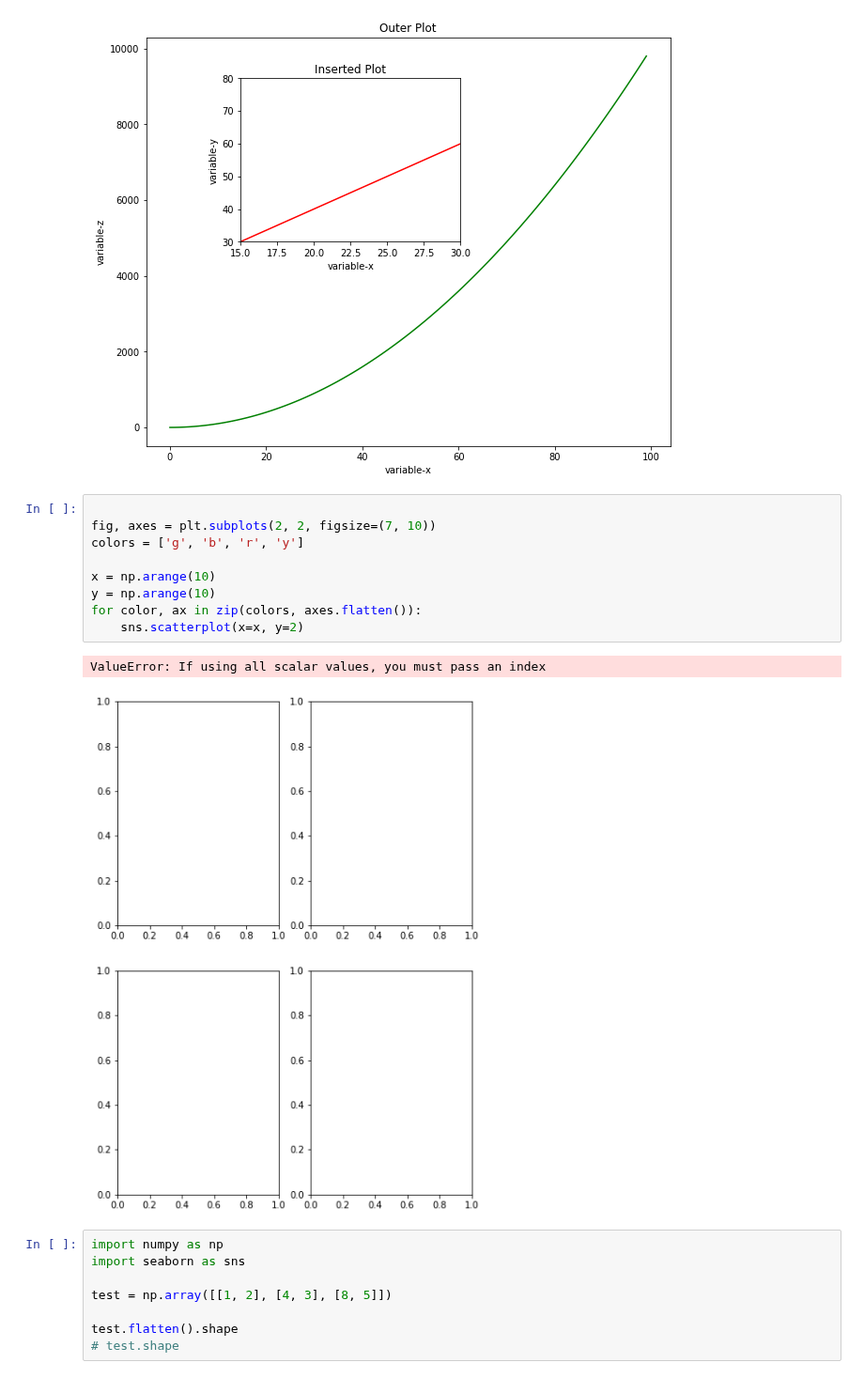
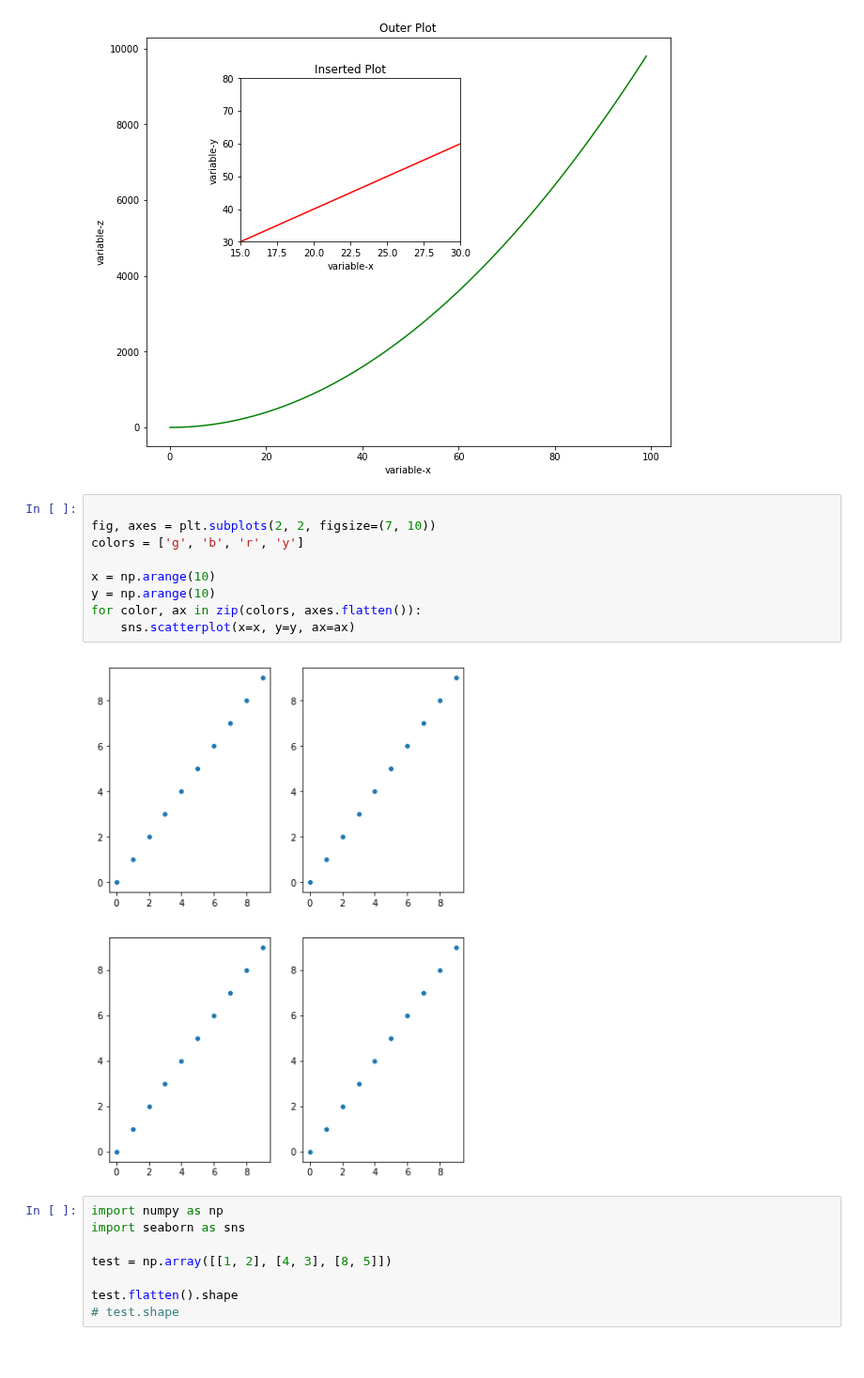
Before and after one commit to ColinFangshu/dsc-more-practice-with-matplotlib-lab-seattle-ds-career-051319, a Jupyter notebook: index.ipynb, the cells around one changed output. Shown at 94% size. Cells and saved outputs as stored; diff of their text form.

```diff
--- a/index.ipynb
+++ b/index.ipynb
@@ -124,15 +124,14 @@ ins.set_ylim([30,80])
 # %%
 
 fig, axes = plt.subplots(2, 2, figsize=(7, 10))
 colors = ['g', 'b', 'r', 'y']
 
 x = np.arange(10)
 y = np.arange(10)
 for color, ax in zip(colors, axes.flatten()):
-    sns.scatterplot(x=x, y=2)
+    sns.scatterplot(x=x, y=y, ax=ax)
 # %% [output]
-ValueError: If using all scalar values, you must pass an index
-[figure, old version]
+[figure, new version]
 # %%
 import numpy as np
 import seaborn as sns
```
